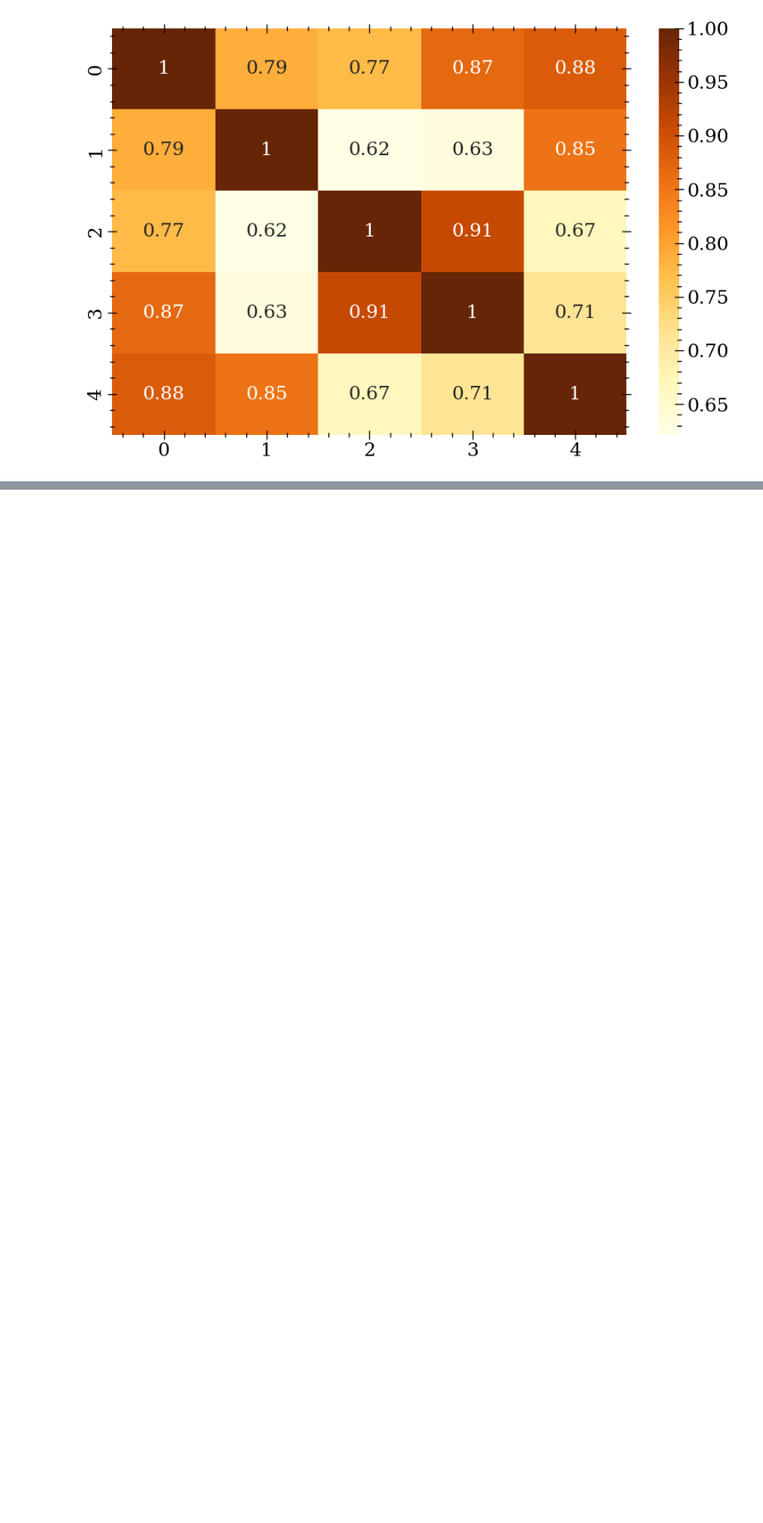
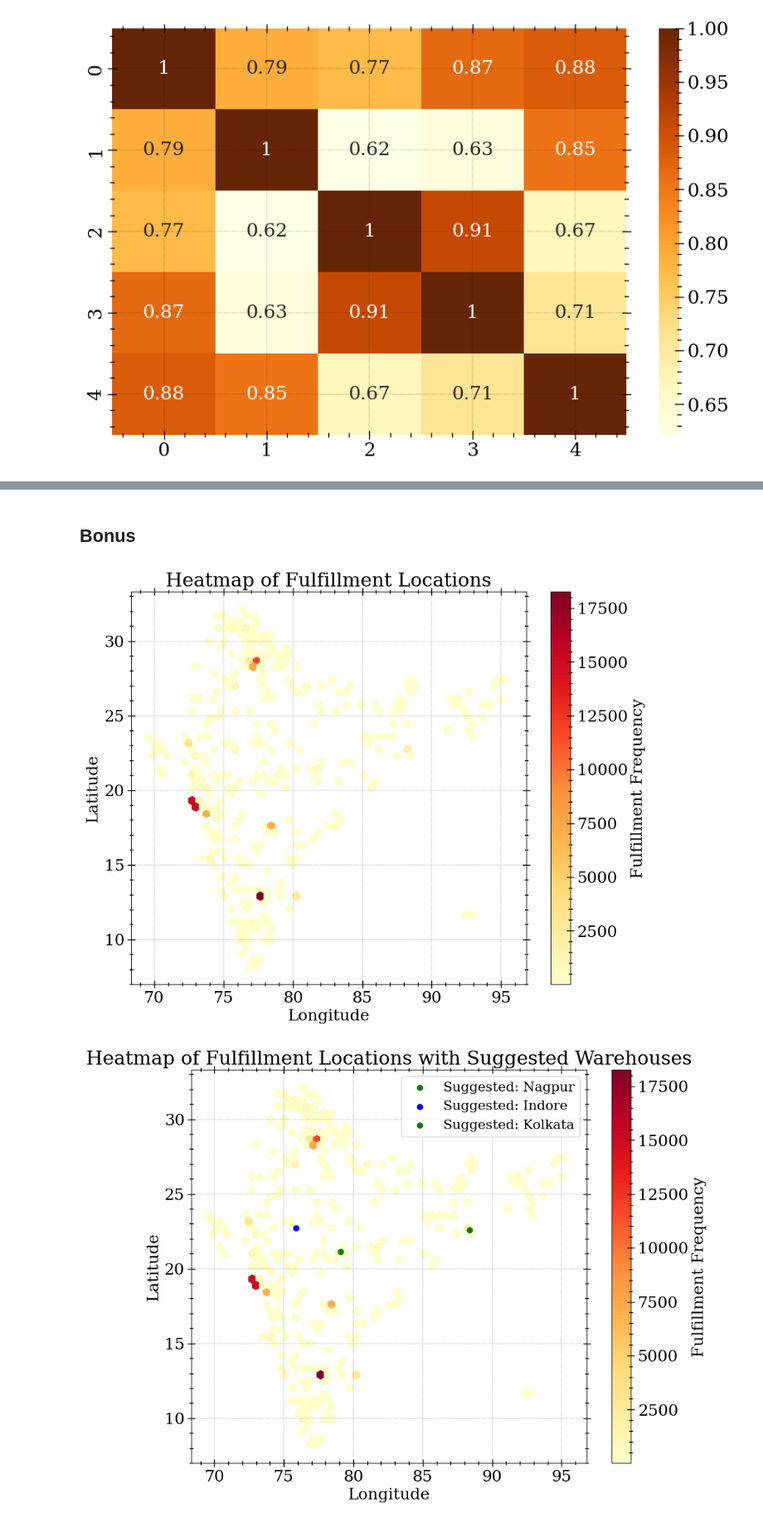
Before and after one commit to Heisenberg-2207/DA5401, a Jupyter notebook: Saas challenege/eda.ipynb, the cells around one changed output, grey strips where cells are left out. Shown at 83% size. Saved outputs shown, nothing was run; the diff lists cells and outputs as text; code cells hidden in the pictures; blank space fills up the shorter version.

```diff
--- a/Saas challenege/eda.ipynb
+++ b/Saas challenege/eda.ipynb
@@ -303,0 +317,48 @@ See the caveats in the documentation: https://pandas.pydata.org/pandas-docs/stab
+# %% [markdown]
+## Bonus
+# %%
+file_path = 'raw_data_file.xlsx'
+sheet1 = pd.read_excel(file_path, sheet_name='raw_data', dtype=str)
+sheet2 = pd.read_excel(file_path, sheet_name='Lat_long(for ref)', dtype=str)
+
+sheet1['Billing Zip'] = sheet1['Billing Zip'].str.replace("'", "")
+
+merged_data = pd.merge(sheet1, sheet2, left_on='Billing Zip', right_on='Pin code', how='inner')
+
+cleaned_data = merged_data.dropna(subset=['Lat', 'Long'])
+
+cleaned_data['Lat'] = cleaned_data['Lat'].astype(float)
+cleaned_data['Long'] = cleaned_data['Long'].astype(float)
+
+plt.figure(figsize=(10, 8))
+plt.hexbin(cleaned_data['Long'], cleaned_data['Lat'], gridsize=50, cmap='YlOrRd', mincnt=1)
+plt.colorbar(label='Fulfillment Frequency')
+plt.title('Heatmap of Fulfillment Locations')
+plt.xlabel('Longitude')
+plt.ylabel('Latitude')
+plt.show()
+
+# Suggested locations for new warehouses
+suggested_locations = [
+    {'city': 'Nagpur', 'lat': 21.1458, 'long': 79.0882, 'color': 'green'},
+    {'city': 'Indore', 'lat': 22.7196, 'long': 75.8577, 'color': 'blue'},
+    {'city': 'Kolkata', 'lat': 22.5726, 'long': 88.3639, 'color': 'green'}
+]
+
+# Plot heatmap with suggested locations
+plt.figure(figsize=(10, 8))
+plt.hexbin(cleaned_data['Long'], cleaned_data['Lat'], gridsize=50, cmap='YlOrRd', mincnt=1)
+plt.colorbar(label='Fulfillment Frequency')
+
+# Mark suggested warehouse locations
+for location in suggested_locations:
+    plt.scatter(location['long'], location['lat'], color=location['color'], label=f"Suggested: {location['city']}")
+
+plt.title('Heatmap of Fulfillment Locations with Suggested Warehouses')
+plt.xlabel('Longitude')
+plt.ylabel('Latitude')
+plt.legend()
+plt.show()
+# %% [output]
+[figure, added]
+[figure, added]
```
Also changed, not shown: parts of 13 cells of this notebook.
